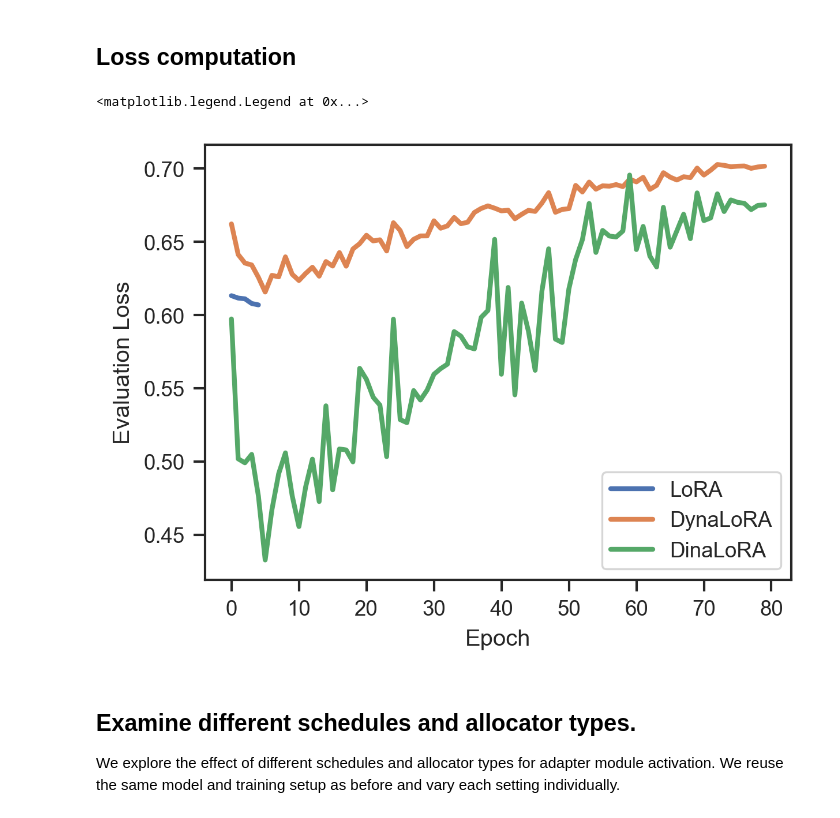
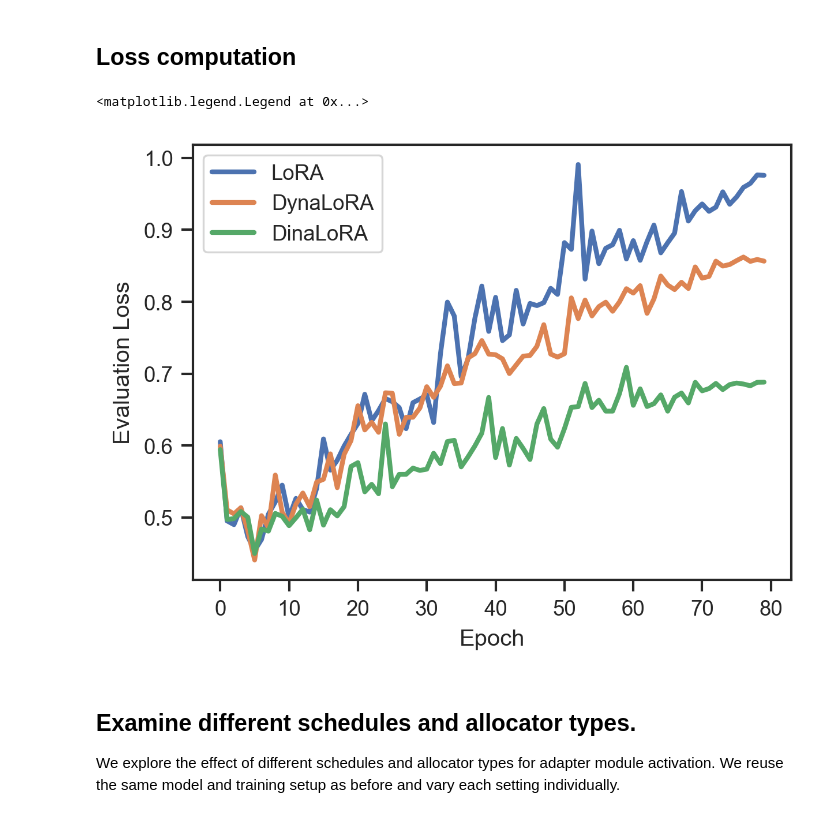
Before and after one commit to JesseBrouw/FoMo-LoRA, a Jupyter notebook: notebooks/processing.ipynb, the cells around one changed output. Cells and saved outputs as stored; diff of their text form; code cells hidden in the pictures.

```diff
--- a/notebooks/processing.ipynb
+++ b/notebooks/processing.ipynb
@@ -58,7 +58,7 @@ for job_id, job in results.items():
                 or 'No log file' in errors[job_id][experiment_id]
                 # likewise
             or 'could not read log file' in errors[job_id][experiment_id]
-            or 'arguments' not in experiment  # can't categorize
+            or 'ModelArguments' not in experiment  # can't categorize
             ):
             todel.append((job_id, experiment_id))
             # print('removed experiment', experiment_id, 'from job', job_id)
@@ -163,14 +163,14 @@ error_df.fillna(value=False)
 # argument header is job_id, experiment_id, arg1, arg2, ...
 flat_args = []
 for job_id, job in argument_dict.items():
-    for experiment, _ in job.items():
+    for experiment, config in job.items():
         flat_args.append(
-            {'job_id': job_id, 'experiment_id': experiment, **results[job_id][experiment]["ModelArguments"], **results[job_id][experiment]["PeftConfig"]})
+            {'job_id': job_id, 'experiment_id': experiment, **config})
 
 # print(len(flat_args))
 arg_df = pd.DataFrame(
     data=flat_args)
-# arg_df.fillna(value=np.nan, inplace=True)
+arg_df.fillna(value=np.nan, inplace=True)
 # print the job id, experiment if and the experiment field if its not nan
 # target_modules should default to ["query", "value"]
 arg_df['target_modules'] = arg_df['target_modules'].apply(
@@ -243,28 +243,53 @@ print(set([k for v in dyna_dicts.values() for k in v.keys()]))
+# %%
+# Store the indexing dataframe
+args = arg_df.copy()
+args['lora'] = args['lora'].fillna('dynalora')
+args['task'] = args['task'].fillna('cola')
+# args['model_name'] = args['model_name'].fillna('roberta-base')
+args['use_layerwise_optim'] = args['use_layerwise_optim'].fillna(False)
+# args = args.dropna(axis=1, how='any')
+# args = args[args['lora'] != 'unknown']
+# drop layerwise
+args = args[~args['use_layerwise_optim']]
+
+# clean-up
+args['schedule_type'] = args['schedule_type'].str.replace(r'\\;', ';', regex=True)
+args['allocator_type'] = args['allocator_type'].str.replace(r'\\;', ';', regex=True)
+args['target_modules'] = args['target_modules'].apply(lambda x: (x,) if isinstance(x,str) else x).apply(sorted).apply(tuple)
+
+args.to_csv('../logs/report/index_df.csv', index=False)
+# args = pd.read_csv('../logs/report/index_df.csv')
 # %% [markdown]
 ## Loss computation
 # %%
 def get_mean_loss(lora_losses):
     max_length = max([len(row['eval']['eval_loss']) for idx, row in lora_losses.iterrows()])
-    return np.mean([interpolate_to_same_length(row['eval_loss'], max_length) for row in lora_losses['eval']], axis=0)
+    runs = []
+    for row in lora_losses.itertuples():
+        if row.train.get("epoch", [0])[0] < 20:
+            continue
 
-for lora in label_dict: # NOTE: Might want to include DynaVera
-    # Let me show you some magic instead of the above ^
-    index = arg_df[(arg_df['lora'] == lora) & (
-        arg_df['task'] == 'cola')][['job_id', 'experiment_id']]
+        runs.append(interpolate_to_same_length(row.eval['eval_loss'], max_length))
+    return np.mean(runs, axis=0)
+
+for lora in label_dict:
+    index = args[(args['lora'] == lora) & (
+        args['task'] == 'cola')][['job_id', 'experiment_id']]
 
     lora_losses = metrics.loc[index.values.tolist()]
     lora_losses = lora_losses.reset_index()
 
     if len(lora_losses) == 0:
         continue
 
     lora_mean = get_mean_loss(lora_losses)
+    if isinstance(lora_mean, float):
+        continue
     plt.plot(lora_mean, label=label_dict[lora])
 
-    # lora_losses['eval'][0]['eval_loss']
 plt.xlabel('Epoch')
 plt.ylabel('Evaluation Loss')
 plt.legend()
 # %% [output]
 <matplotlib.legend.Legend at 0x...>
-[figure, old version]
+[figure, new version]
```
Also changed, not shown: parts of 10 cells of this notebook, 1 other file.
